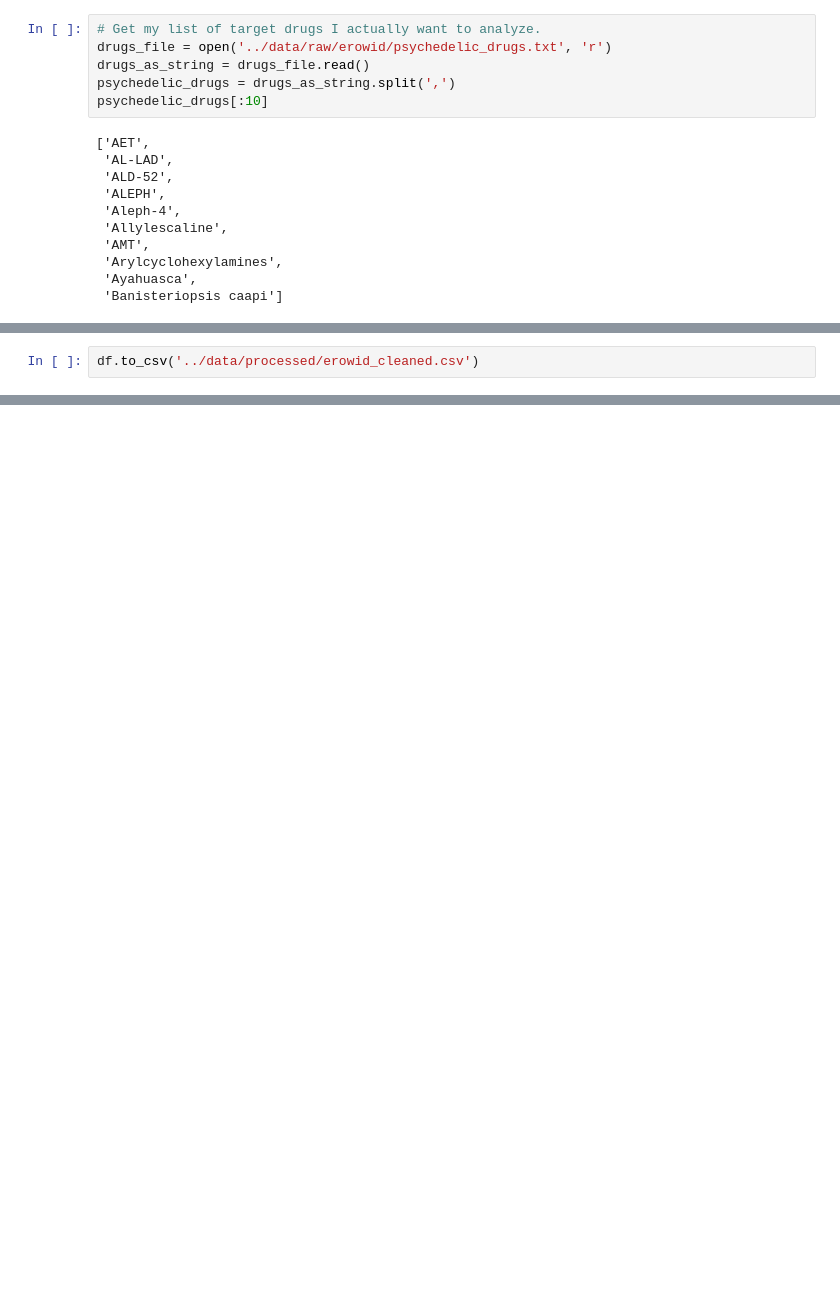
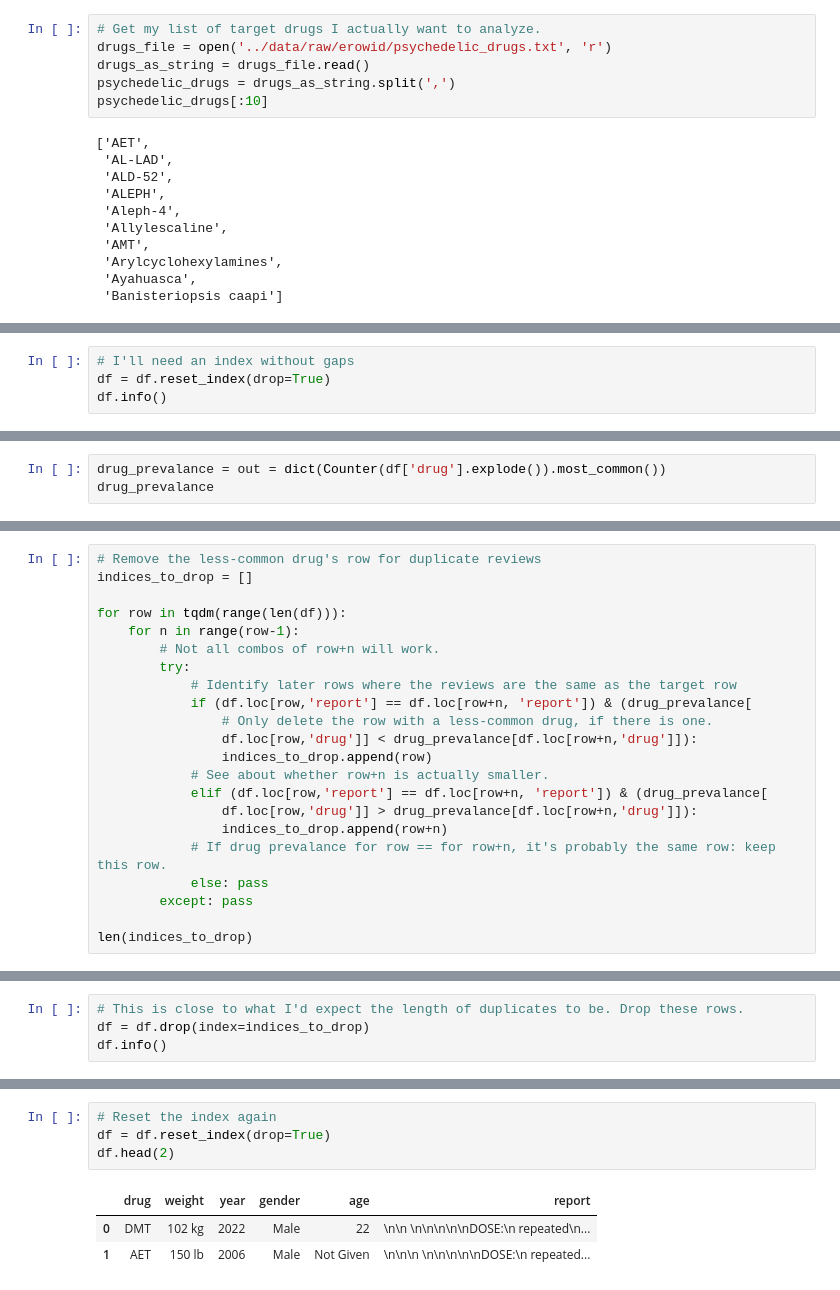
Before and after one commit to fractaldatalearning/psychedelic_efficacy, a Jupyter notebook: notebooks/9-kl-reports-clean-engineer.ipynb, the cells around one changed output, grey strips where cells are left out. Drawn from its saved outputs; the diff is of its cells as text; blank space fills up the shorter version.

```diff
--- a/notebooks/9-kl-reports-clean-engineer.ipynb
+++ b/notebooks/9-kl-reports-clean-engineer.ipynb
@@ -103,0 +115,4 @@ len(set(df.report))
+# %%
+# I'll need an index without gaps
+df = df.reset_index(drop=True)
+df.info()
@@ -103,0 +133,3 @@ len(set(df.report))
+# %%
+drug_prevalance = out = dict(Counter(df['drug'].explode()).most_common())
+drug_prevalance
@@ -103,0 +154,22 @@ len(set(df.report))
+# %%
+# Remove the less-common drug's row for duplicate reviews
+indices_to_drop = []
+
+for row in tqdm(range(len(df))):
+    for n in range(row-1):
+        # Not all combos of row+n will work.
+        try:
+            # Identify later rows where the reviews are the same as the target row
+            if (df.loc[row,'report'] == df.loc[row+n, 'report']) & (drug_prevalance[
+                # Only delete the row with a less-common drug, if there is one.
+                df.loc[row,'drug']] < drug_prevalance[df.loc[row+n,'drug']]):
+                indices_to_drop.append(row)
+            # See about whether row+n is actually smaller.
+            elif (df.loc[row,'report'] == df.loc[row+n, 'report']) & (drug_prevalance[
+                df.loc[row,'drug']] > drug_prevalance[df.loc[row+n,'drug']]):
+                indices_to_drop.append(row+n)
+            # If drug prevalance for row == for row+n, it's probably the same row: keep this row.
+            else: pass
+        except: pass
+
+len(indices_to_drop)
@@ -104,2 +178,4 @@ len(set(df.report))
 # %%
-df.to_csv('../data/processed/erowid_cleaned.csv')
+# This is close to what I'd expect the length of duplicates to be. Drop these rows.
+df = df.drop(index=indices_to_drop)
+df.info()
@@ -105,0 +219,8 @@ df.to_csv('../data/processed/erowid_cleaned.csv')
+# %%
+# Reset the index again
+df = df.reset_index(drop=True)
+df.head(2)
+# %% [output]
+|  | drug | weight | year | gender | age | report |
+| 0 | DMT | 102 kg | 2022 | Male | 22 | \n\n \n\n\n\n\nDOSE:\n repeated\n... |
+| 1 | AET | 150 lb | 2006 | Male | Not Given | \n\n\n \n\n\n\n\nDOSE:\n repeated... |
```
Also changed, not shown: parts of 39 cells of this notebook.
